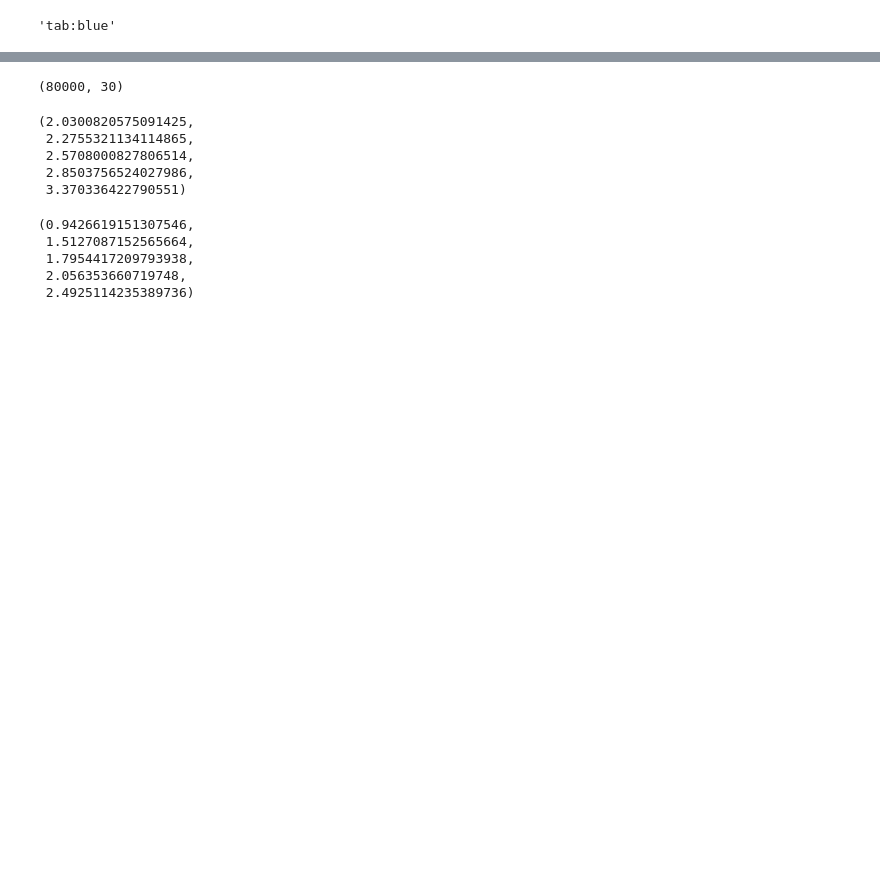
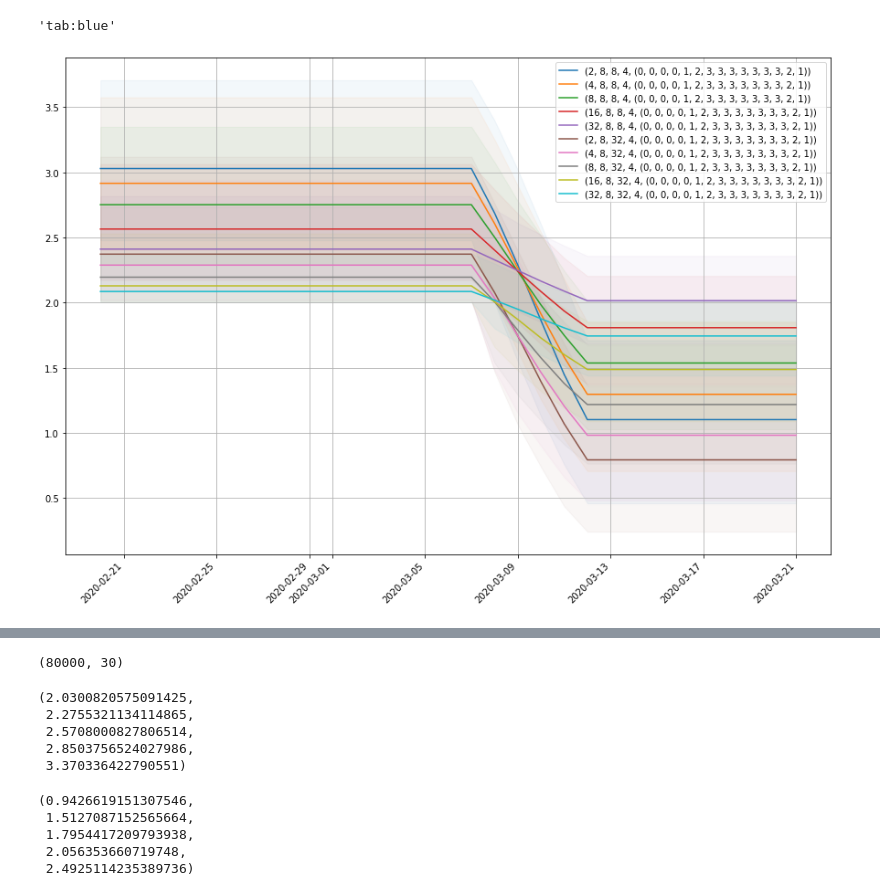
Before and after one commit to usamec/covid_past, a Jupyter notebook: Simul parameter variations.ipynb, the cells around one changed output, grey strips where cells are left out. Cells and saved outputs as stored; diff of their text form; code cells hidden in the pictures; blank space fills up the shorter version.

```diff
--- a/Simul parameter variations.ipynb
+++ b/Simul parameter variations.ipynb
@@ -192,5 +228,15 @@ colors = list(mcolors.TABLEAU_COLORS.keys())
 colors[0]
 # %% [output]
 'tab:blue'
+# %%
+for i, (x, trace) in enumerate(new_results2.items()):
+    plot_trace(trace, "R", label=str(x), color=colors[i], alpha75=0, alpha95=0.05)
+plt.grid(True)
+plt.legend()
+for l in plt.axes().get_xticklabels():
+    l.set_rotation(45)
+    l.set_horizontalalignment('right')
+# %% [output]
+[figure, added]
 # %%
 for i, (x, trace) in enumerate(new_results.items()):
```
Also changed, not shown: parts of 12 cells of this notebook.
